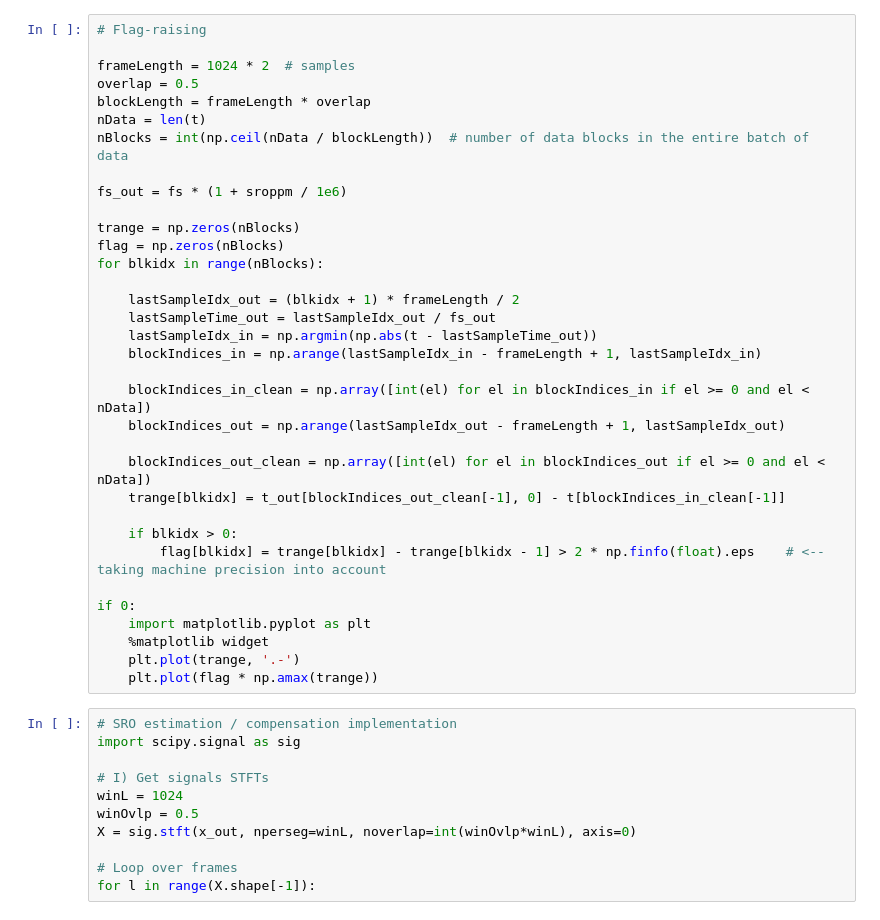
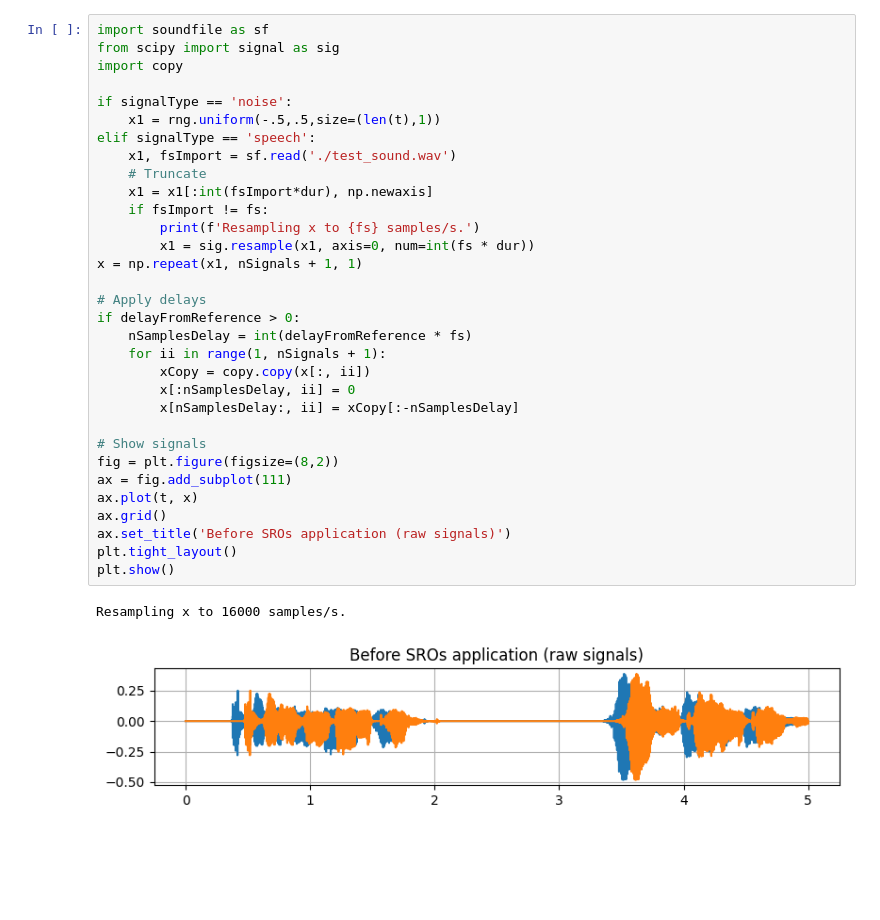
Before and after one commit to p-didier/sounds-phd, a Jupyter notebook: 01_algorithms/01_NR/02_distributed/dev/sros_tests.ipynb, the cells around one changed output. Cells and saved outputs as stored; diff of their text form; blank space fills up the shorter version.

Commit message:
Tests on impact of SROs on cross-correlations

```diff
--- a/01_algorithms/01_NR/02_distributed/dev/sros_tests.ipynb
+++ b/01_algorithms/01_NR/02_distributed/dev/sros_tests.ipynb
@@ -50,45 +32,35 @@ array([[0.        , 0.        , 0.        ],
-# %%
-# Flag-raising
-
-frameLength = 1024 * 2  # samples
-overlap = 0.5
-blockLength = frameLength * overlap
-nData = len(t)
-nBlocks = int(np.ceil(nData / blockLength))  # number of data blocks in the entire batch of data
-
-fs_out = fs * (1 + sroppm / 1e6)
-
-trange = np.zeros(nBlocks)
-flag = np.zeros(nBlocks)
-for blkidx in range(nBlocks):
-
-    lastSampleIdx_out = (blkidx + 1) * frameLength / 2
-    lastSampleTime_out = lastSampleIdx_out / fs_out
-    lastSampleIdx_in = np.argmin(np.abs(t - lastSampleTime_out))
-    blockIndices_in = np.arange(lastSampleIdx_in - frameLength + 1, lastSampleIdx_in)
-
-    blockIndices_in_clean = np.array([int(el) for el in blockIndices_in if el >= 0 and el < nData])
-    blockIndices_out = np.arange(lastSampleIdx_out - frameLength + 1, lastSampleIdx_out)
-
-    blockIndices_out_clean = np.array([int(el) for el in blockIndices_out if el >= 0 and el < nData])
-    trange[blkidx] = t_out[blockIndices_out_clean[-1], 0] - t[blockIndices_in_clean[-1]]
-
-    if blkidx > 0:
-        flag[blkidx] = trange[blkidx] - trange[blkidx - 1] > 2 * np.finfo(float).eps    # <-- taking machine precision into account
-
-if 0:
-    import matplotlib.pyplot as plt
-    %matplotlib widget
-    plt.plot(trange, '.-')
-    plt.plot(flag * np.amax(trange))
-# %%
-# SRO estimation / compensation implementation
-import scipy.signal as sig
-
-# I) Get signals STFTs
-winL = 1024
-winOvlp = 0.5
-X = sig.stft(x_out, nperseg=winL, noverlap=int(winOvlp*winL), axis=0)
-
-# Loop over frames
-for l in range(X.shape[-1]):
+# %%
+import soundfile as sf
+from scipy import signal as sig
+import copy
+
+if signalType == 'noise':
+    x1 = rng.uniform(-.5,.5,size=(len(t),1))
+elif signalType == 'speech':
+    x1, fsImport = sf.read('./test_sound.wav')
+    # Truncate
+    x1 = x1[:int(fsImport*dur), np.newaxis]
+    if fsImport != fs:
+        print(f'Resampling x to {fs} samples/s.')
+        x1 = sig.resample(x1, axis=0, num=int(fs * dur))
+x = np.repeat(x1, nSignals + 1, 1)
+
+# Apply delays
+if delayFromReference > 0:
+    nSamplesDelay = int(delayFromReference * fs)
+    for ii in range(1, nSignals + 1):
+        xCopy = copy.copy(x[:, ii])
+        x[:nSamplesDelay, ii] = 0
+        x[nSamplesDelay:, ii] = xCopy[:-nSamplesDelay]
+
+# Show signals
+fig = plt.figure(figsize=(8,2))
+ax = fig.add_subplot(111)
+ax.plot(t, x)
+ax.grid()
+ax.set_title('Before SROs application (raw signals)')
+plt.tight_layout()
+plt.show()
+# %% [output]
+Resampling x to 16000 samples/s.
+[figure, added]
```
Also changed, not shown: parts of 4 cells of this notebook.
